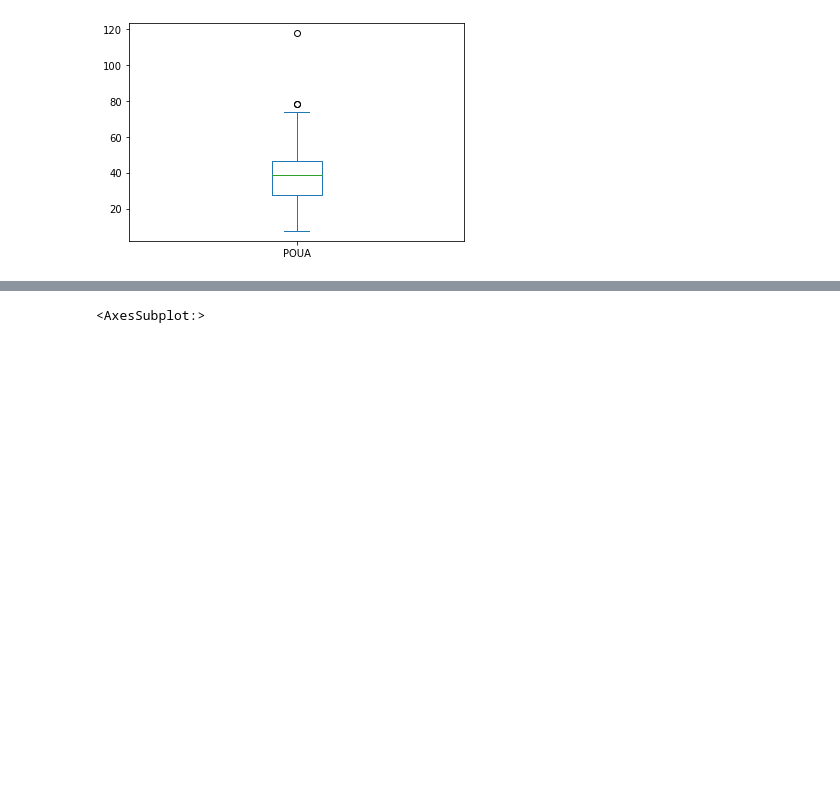
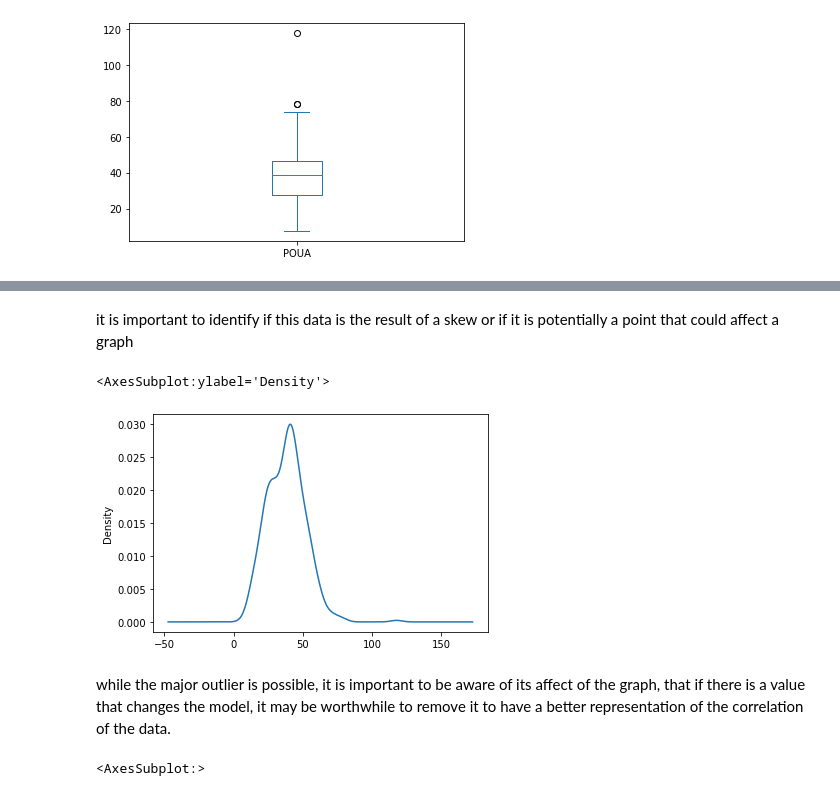
Before and after one commit to Torimazing/vjh10_infsci510, a Jupyter notebook: Assignment 2/Assignment 2.ipynb, the cells around one changed output, grey strips where cells are left out. Drawn from its saved outputs; the diff is of its cells as text; code cells hidden in the pictures; blank space fills up the shorter version.

```diff
--- a/Assignment 2/Assignment 2.ipynb
+++ b/Assignment 2/Assignment 2.ipynb
@@ -100,3 +120,12 @@ there appear to only be outliers on the high end of the graph
+# %% [markdown]
+it is important to identify if this data is the result of a skew or if it is potentially a point that could affect a graph
+# %%
+re['POUA'].plot.density()
+# %% [output]
+<AxesSubplot:ylabel='Density'>
+[figure, added]
+# %% [markdown]
+while the major outlier is possible, it is important to be aware of its affect of the graph, that if there is a value that changes the model, it may be worthwhile to remove it to have a better representation of the correlation of the data.
 # %%
 re['age'].plot.box()
 # %% [output]
```
Also changed, not shown: parts of 24 cells of this notebook.
